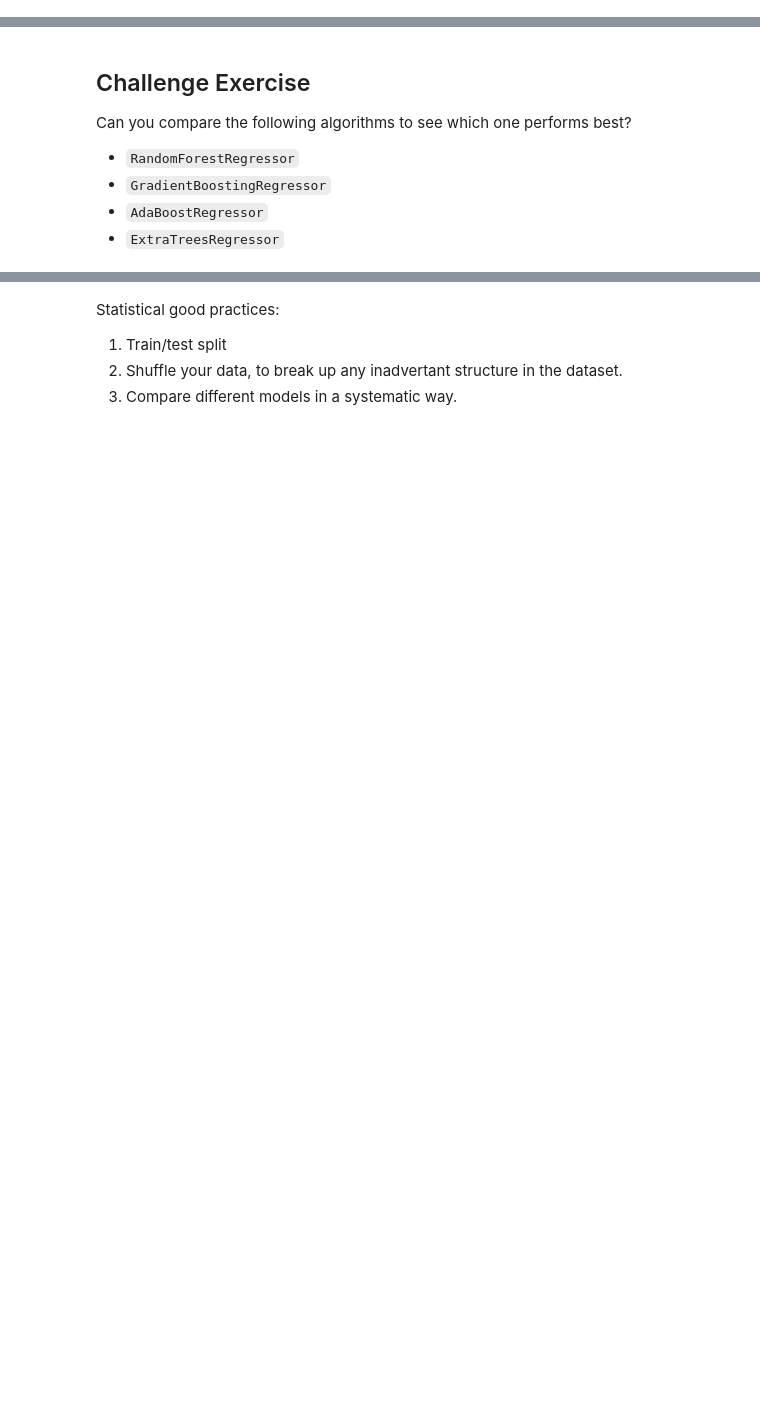
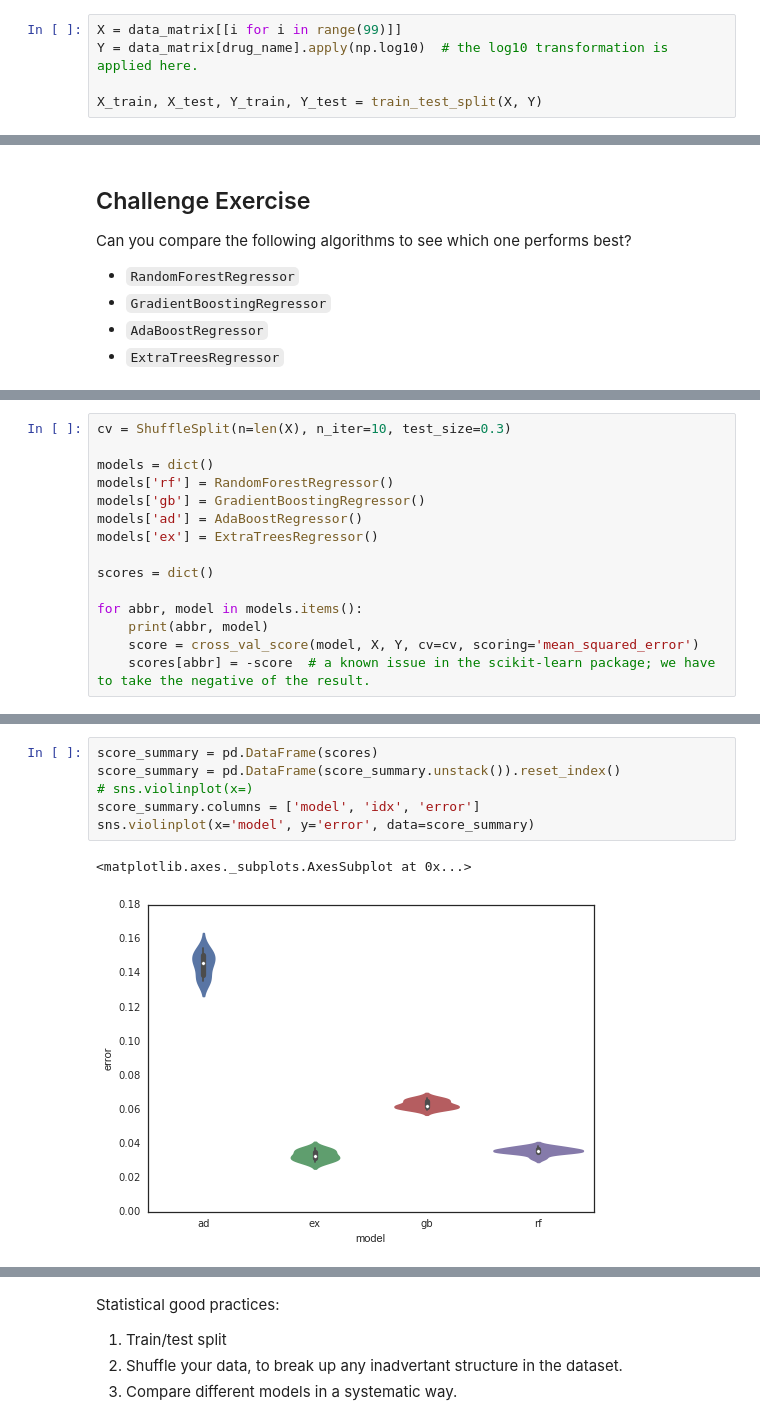
Before and after one commit to ericmjl/scikit-learn-tutorial, a Jupyter notebook: 04 Regression & Comparing Models.ipynb, the cells around one changed output, grey strips where cells are left out. Cells and saved outputs as stored; diff of their text form; blank space fills up the shorter version.

```diff
--- a/04 Regression & Comparing Models.ipynb
+++ b/04 Regression & Comparing Models.ipynb
@@ -87,3 +146,8 @@ What would be a better way of transforming the data prior to doing ML?
 ## Live-Coding
 
 Let's try log10-transforming the values to be predicted.
+# %%
+X = data_matrix[[i for i in range(99)]]
+Y = data_matrix[drug_name].apply(np.log10)  # the log10 transformation is applied here.
+
+X_train, X_test, Y_train, Y_test = train_test_split(X, Y)
@@ -104,0 +185,15 @@ Feel free to type along!
+# %%
+cv = ShuffleSplit(n=len(X), n_iter=10, test_size=0.3)
+
+models = dict()
+models['rf'] = RandomForestRegressor()
+models['gb'] = GradientBoostingRegressor()
+models['ad'] = AdaBoostRegressor()
+models['ex'] = ExtraTreesRegressor()
+
+scores = dict()
+
+for abbr, model in models.items():
+    print(abbr, model)
+    score = cross_val_score(model, X, Y, cv=cv, scoring='mean_squared_error')
+    scores[abbr] = -score  # a known issue in the scikit-learn package; we have to take the negative of the result.
@@ -104,0 +219,9 @@ Feel free to type along!
+# %%
+score_summary = pd.DataFrame(scores)
+score_summary = pd.DataFrame(score_summary.unstack()).reset_index()
+# sns.violinplot(x=)
+score_summary.columns = ['model', 'idx', 'error']
+sns.violinplot(x='model', y='error', data=score_summary)
+# %% [output]
+<matplotlib.axes._subplots.AxesSubplot at 0x...>
+[figure, added]
```
Also changed, not shown: parts of 21 cells of this notebook, 4 other files.
